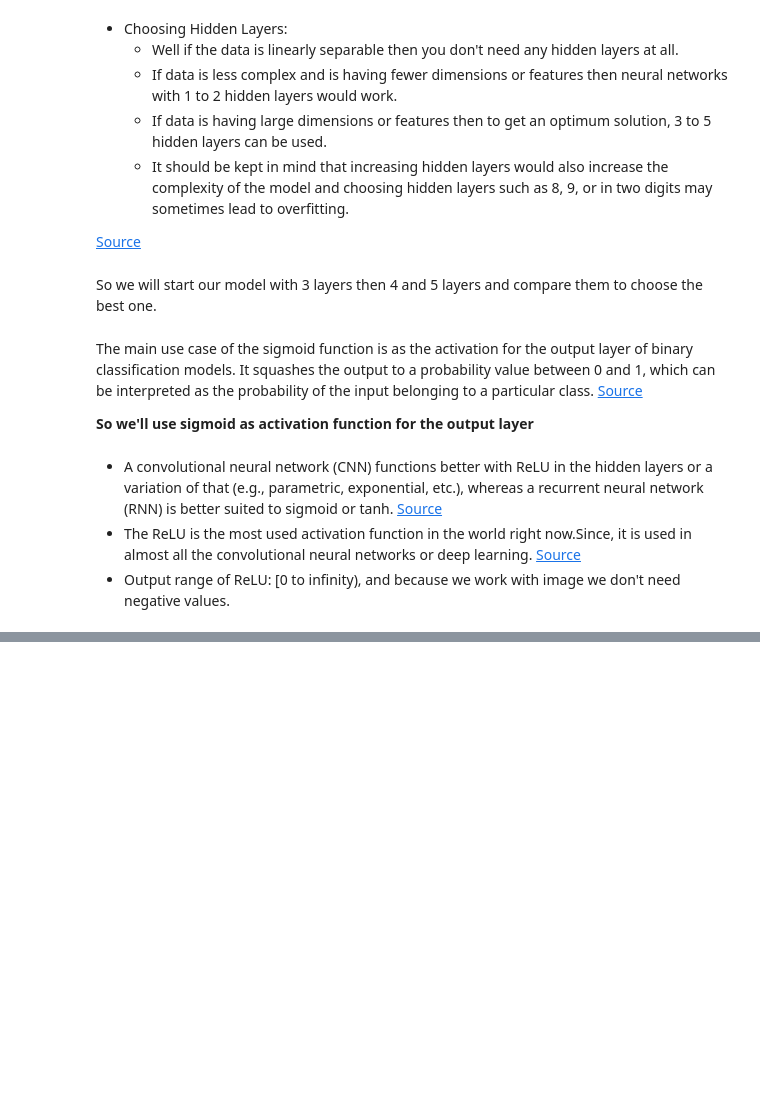
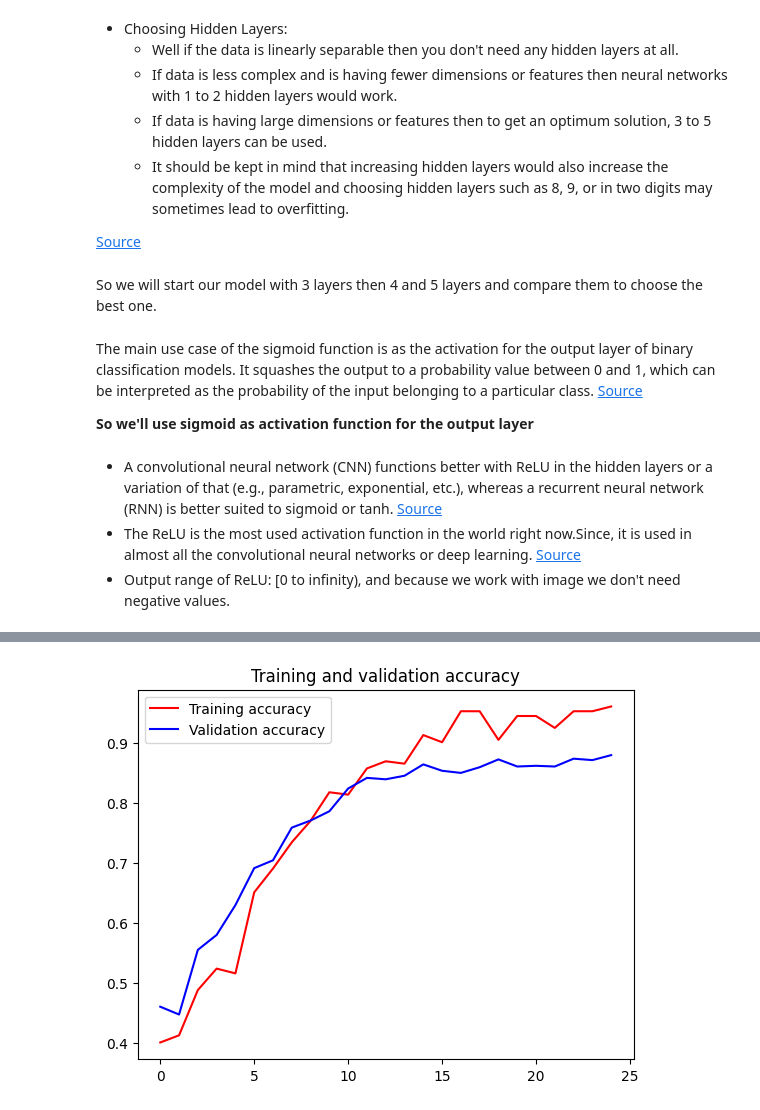
Before and after one commit to mrayyan2001/Lung-Cancer-Detection, a Jupyter notebook: main.ipynb, the cells around one changed output, grey strips where cells are left out. Saved outputs shown, nothing was run; the diff lists cells and outputs as text; code cells hidden in the pictures; blank space fills up the shorter version.

```diff
--- a/main.ipynb
+++ b/main.ipynb
@@ -391,0 +487,2 @@ model.evaluate(X_test, y_test_encoded)
+# %%
+indices_test = np.delete(indices,indices_train)
@@ -391,0 +522,32 @@ model.evaluate(X_test, y_test_encoded)
+# %%
+model2 = Sequential()
+
+# Input layer
+model2.add(Input(shape=X_train[0].shape))
+# Hidden layers
+# model2.add(Conv2D(64, kernel_size=(3, 3), activation="relu", name="conv_1"))
+# model2.add(MaxPooling2D(pool_size=(2, 2), name="pool_1"))
+# model2.add(Conv2D(32, kernel_size=(3, 3), activation="relu", name="conv_2"))
+# model2.add(MaxPooling2D(pool_size=(2, 2), name="pool_2"))
+model2.add(Conv2D(16, kernel_size=(3, 3), activation="relu", name="conv_3"))
+model2.add(MaxPooling2D(pool_size=(2, 2), name="pool_3"))
+model2.add(Conv2D(8, kernel_size=(3, 3), activation="relu", name="conv_4"))
+model2.add(MaxPooling2D(pool_size=(2, 2), name="pool_4"))
+# Output layer
+model2.add(Dropout(0.5)) # To avoid overfitting
+model2.add(Flatten(name="flatten"))
+model2.add(Dense(3, activation="softmax", name="output"))
+# %%
+model2.compile(
+    optimizer="adam", loss="sparse_categorical_crossentropy", metrics=["accuracy"]
+)
+
+# model2.summary()
+# %%
+history = model2.fit(
+    X_train,
+    y_train_encoded,
+    epochs=25,
+    batch_size=32,
+    validation_data=(X_test, y_test_encoded),
+)
@@ -391,0 +572,13 @@ model.evaluate(X_test, y_test_encoded)
+# %%
+acc = history.history['accuracy']
+val_acc = history.history['val_accuracy']
+
+epochs = range(len(acc))
+
+plt.plot(epochs, acc, 'r', label='Training accuracy')
+plt.plot(epochs, val_acc, 'b', label='Validation accuracy')
+plt.title('Training and validation accuracy')
+plt.legend(loc=0)
+plt.show()
+# %% [output]
+[figure, added]
```
Also changed, not shown: parts of 42 cells of this notebook, 2 other files.
